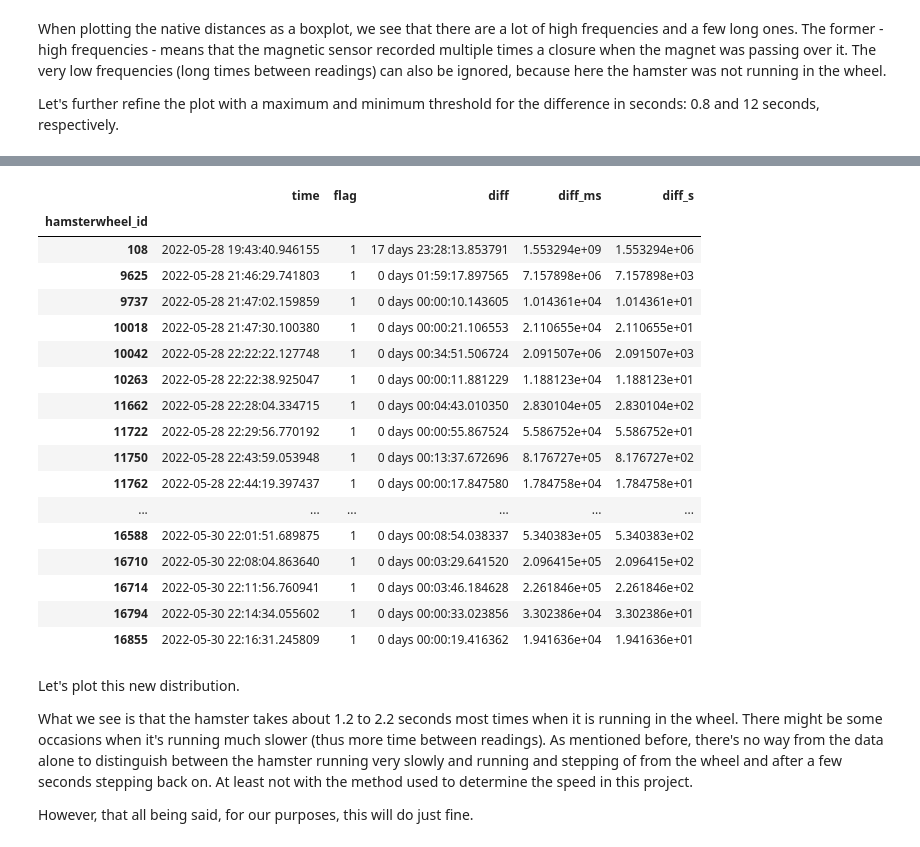
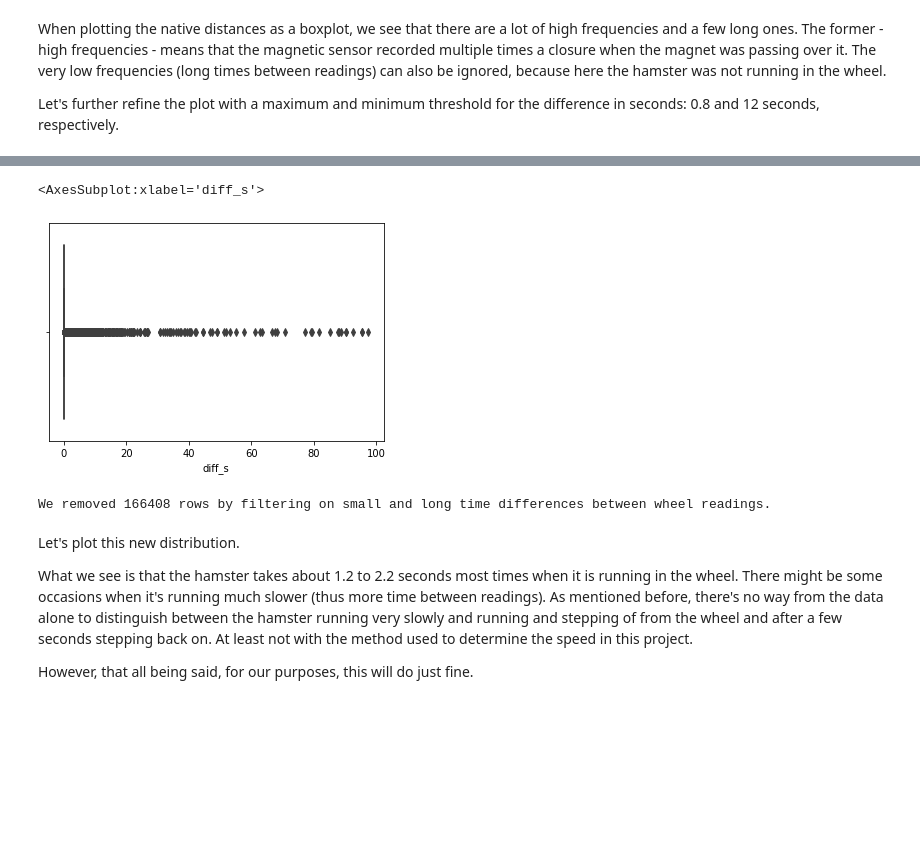
Before and after one commit to kromerh/cryptohamster, a Jupyter notebook: notebooks/EDA.ipynb, the cells around one changed output, grey strips where cells are left out. Cells and saved outputs as stored; diff of their text form; code cells hidden in the pictures; blank space fills up the shorter version.

```diff
--- a/notebooks/EDA.ipynb
+++ b/notebooks/EDA.ipynb
@@ -121,31 +127,19 @@ Error: Canceled future for execute_request message before replies were done
+# %%
+sns.boxplot(x=df.loc[df['diff_s'] < 100,'diff_s'])
+# %% [output]
+<AxesSubplot:xlabel='diff_s'>
+[figure, added]
 # %%
-min_threshold = 0.8
+min_threshold = 0.2
 max_threshold = 12
 
 m = (df['diff_s'] < max_threshold) & (df['diff_s'] > min_threshold)
 df_cleaned = df.loc[m]
 
-n_rem = df.shape - df_cleaned.shape
+n_rem = df.shape[0] - df_cleaned.shape[0]
 print(f"We removed {n_rem} rows by filtering on small and long time differences between wheel readings.")
 # %% [output]
-|  | time | flag | diff | diff_ms | diff_s |
-| hamsterwheel_id |  |  |  |  |  |
-| 108 | 2022-05-28 19:43:40.946155 | 1 | 17 days 23:28:13.853791 | 1.553294e+09 | 1.553294e+06 |
-| 9625 | 2022-05-28 21:46:29.741803 | 1 | 0 days 01:59:17.897565 | 7.157898e+06 | 7.157898e+03 |
-| 9737 | 2022-05-28 21:47:02.159859 | 1 | 0 days 00:00:10.143605 | 1.014361e+04 | 1.014361e+01 |
-| 10018 | 2022-05-28 21:47:30.100380 | 1 | 0 days 00:00:21.106553 | 2.110655e+04 | 2.110655e+01 |
-| 10042 | 2022-05-28 22:22:22.127748 | 1 | 0 days 00:34:51.506724 | 2.091507e+06 | 2.091507e+03 |
-| 10263 | 2022-05-28 22:22:38.925047 | 1 | 0 days 00:00:11.881229 | 1.188123e+04 | 1.188123e+01 |
-| 11662 | 2022-05-28 22:28:04.334715 | 1 | 0 days 00:04:43.010350 | 2.830104e+05 | 2.830104e+02 |
-| 11722 | 2022-05-28 22:29:56.770192 | 1 | 0 days 00:00:55.867524 | 5.586752e+04 | 5.586752e+01 |
-| 11750 | 2022-05-28 22:43:59.053948 | 1 | 0 days 00:13:37.672696 | 8.176727e+05 | 8.176727e+02 |
-| 11762 | 2022-05-28 22:44:19.397437 | 1 | 0 days 00:00:17.847580 | 1.784758e+04 | 1.784758e+01 |
-| ... | ... | ... | ... | ... | ... |
-| 16588 | 2022-05-30 22:01:51.689875 | 1 | 0 days 00:08:54.038337 | 5.340383e+05 | 5.340383e+02 |
-| 16710 | 2022-05-30 22:08:04.863640 | 1 | 0 days 00:03:29.641520 | 2.096415e+05 | 2.096415e+02 |
-| 16714 | 2022-05-30 22:11:56.760941 | 1 | 0 days 00:03:46.184628 | 2.261846e+05 | 2.261846e+02 |
-| 16794 | 2022-05-30 22:14:34.055602 | 1 | 0 days 00:00:33.023856 | 3.302386e+04 | 3.302386e+01 |
-| 16855 | 2022-05-30 22:16:31.245809 | 1 | 0 days 00:00:19.416362 | 1.941636e+04 | 1.941636e+01 |
+We removed 166408 rows by filtering on small and long time differences between wheel readings.
 # %% [markdown]
 Let's plot this new distribution.
 
```
Also changed, not shown: parts of 25 cells of this notebook, 2 other files.
